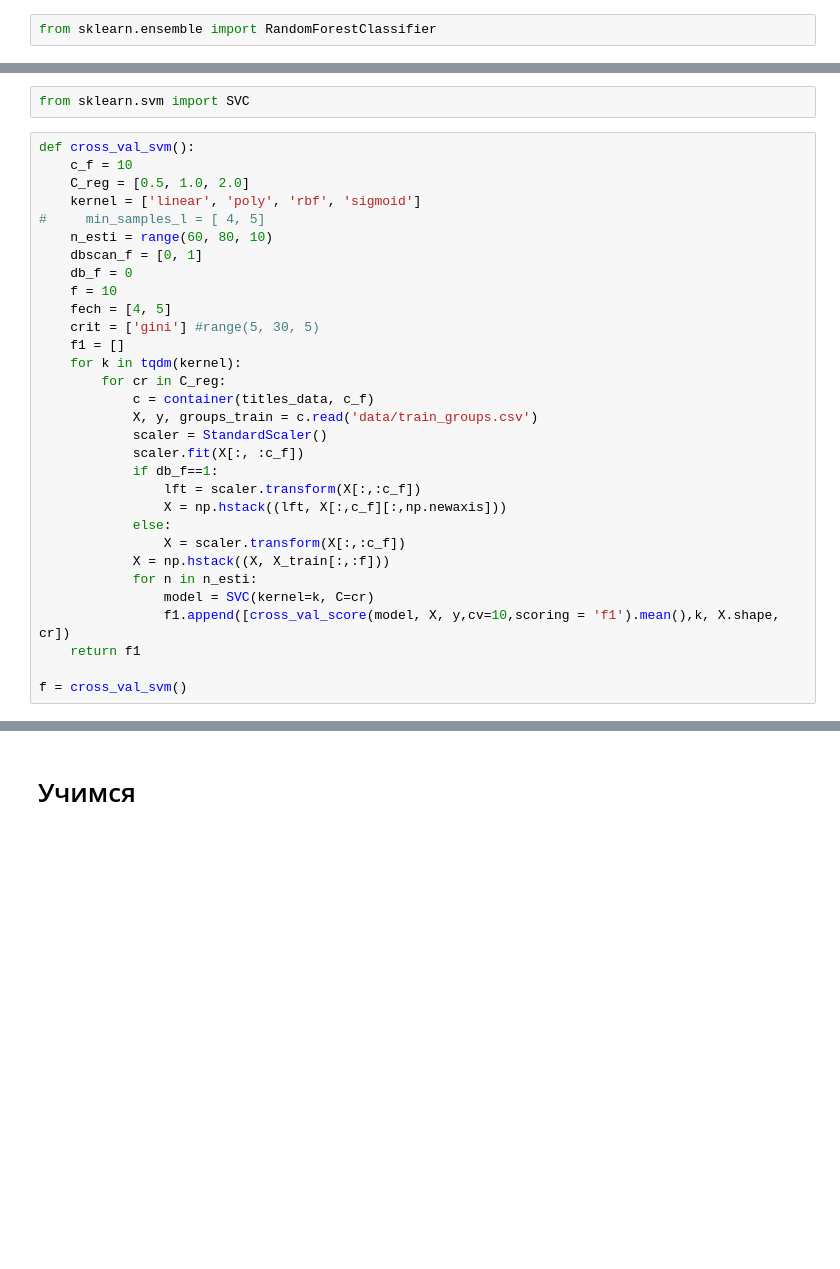
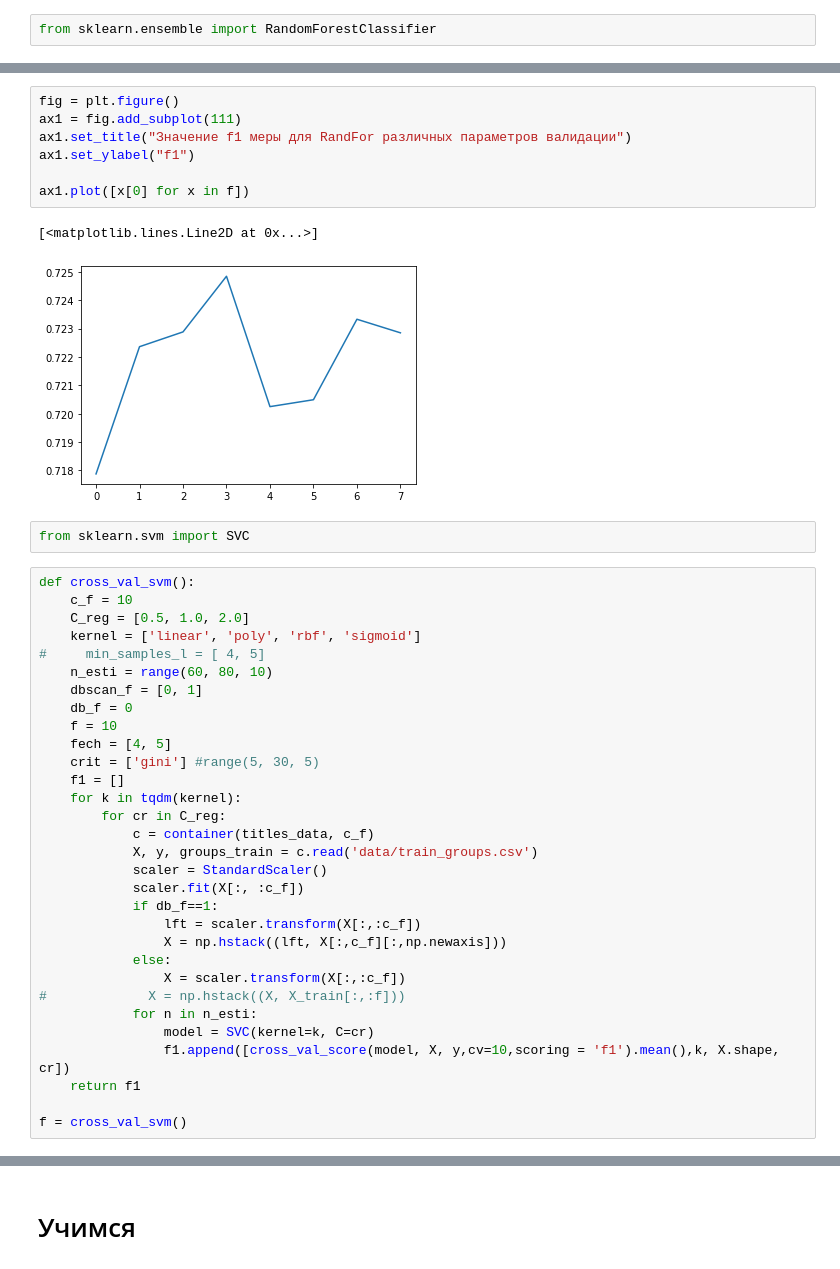
Before and after one commit to GSem-dev/ML1, a Jupyter notebook: galakhov_project.ipynb, the cells around one changed output, grey strips where cells are left out. Cells and saved outputs as stored; diff of their text form; blank space fills up the shorter version.

```diff
--- a/galakhov_project.ipynb
+++ b/galakhov_project.ipynb
@@ -451,3 +391,13 @@ max(f,key=lambda x: x[0])
+# %%
+fig = plt.figure()
+ax1 = fig.add_subplot(111)
+ax1.set_title("Значение f1 меры для RandFor различных параметров валидации")
+ax1.set_ylabel("f1")
+
+ax1.plot([x[0] for x in f])
+# %% [output]
+[<matplotlib.lines.Line2D at 0x...>]
+[figure, added]
 # %%
 from sklearn.svm import SVC
 # %%
@@ -474,7 +424,7 @@ def cross_val_svm():
                 X = np.hstack((lft, X[:,c_f][:,np.newaxis]))
             else:
                 X = scaler.transform(X[:,:c_f])
-            X = np.hstack((X, X_train[:,:f]))
+#             X = np.hstack((X, X_train[:,:f]))
             for n in n_esti:
                 model = SVC(kernel=k, C=cr)
                 f1.append([cross_val_score(model, X, y,cv=10,scoring = 'f1').mean(),k, X.shape, cr])
```
Also changed, not shown: parts of 30 cells of this notebook.
